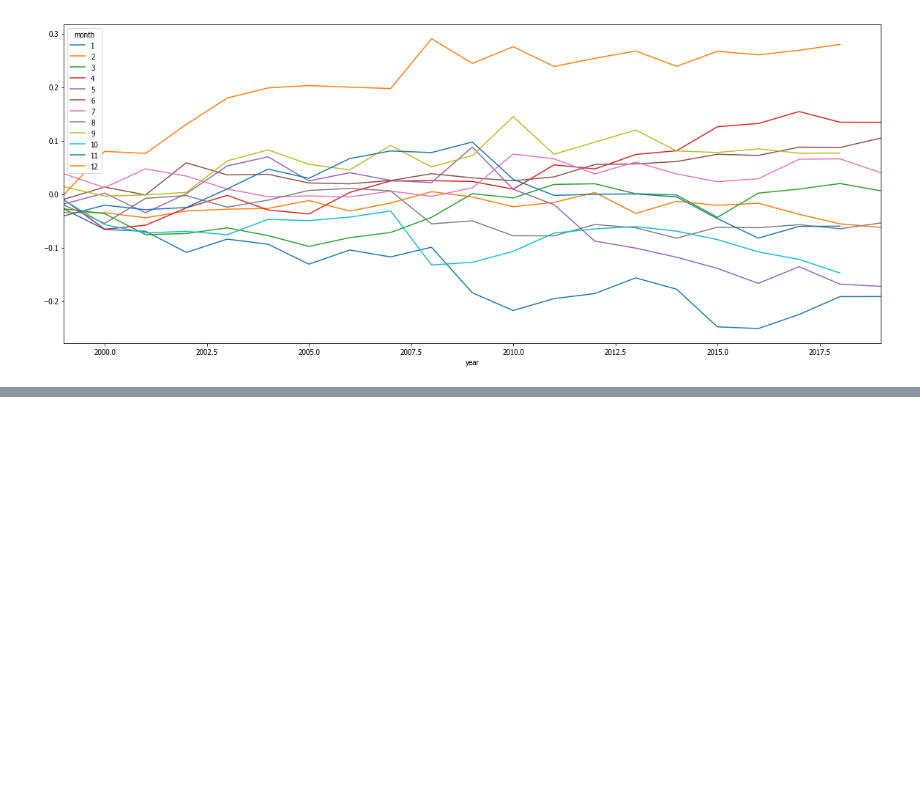
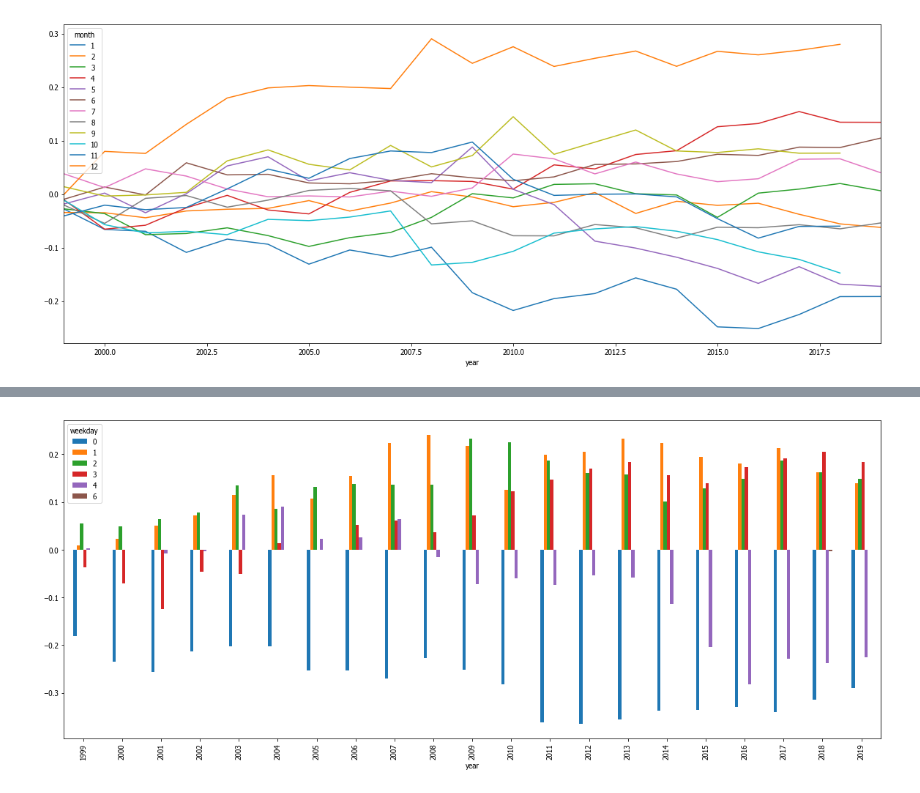
Before and after one commit to jgerardsimcock/robot_wealth, a Jupyter notebook: notebooks/notebooks_python/Seasonality.ipynb, the cells around one changed output, grey strips where cells are left out. Saved outputs shown, nothing was run; the diff lists cells and outputs as text; code cells hidden in the pictures; blank space fills up the shorter version.

```diff
--- a/notebooks/notebooks_python/Seasonality.ipynb
+++ b/notebooks/notebooks_python/Seasonality.ipynb
@@ -42,0 +64,4 @@ monthly_returns.unstack(level=0).plot(kind='line', subplots=False, figsize=(20,8
+# %%
+daily_returns.unstack(level=0).plot(kind='bar', subplots=False, figsize=(20,8));
+# %% [output]
+[figure, added]
```
Also changed, not shown: parts of 15 cells of this notebook.
